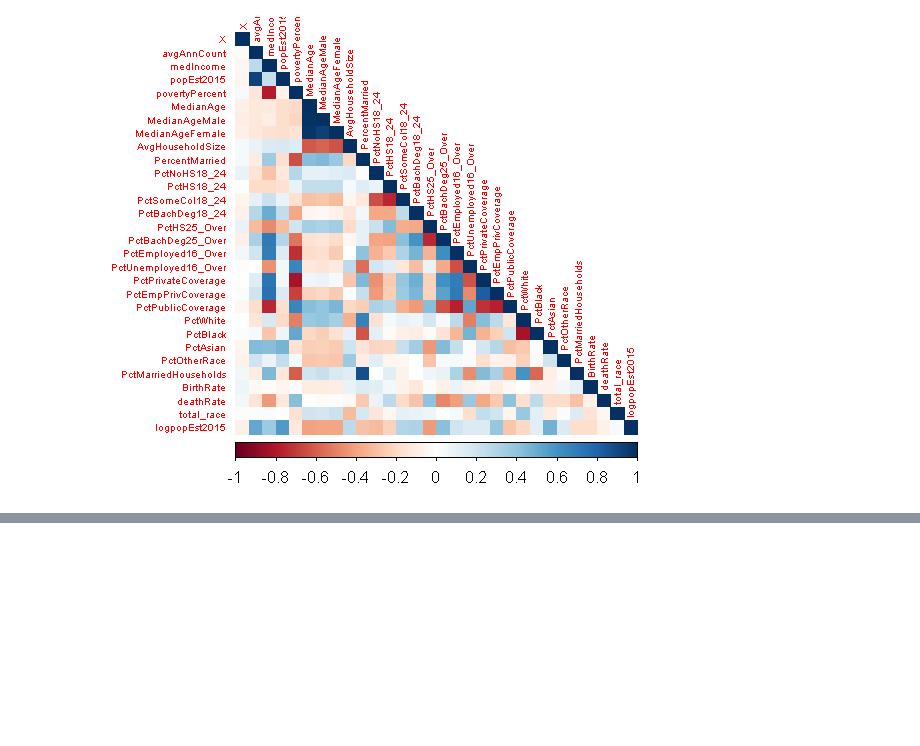
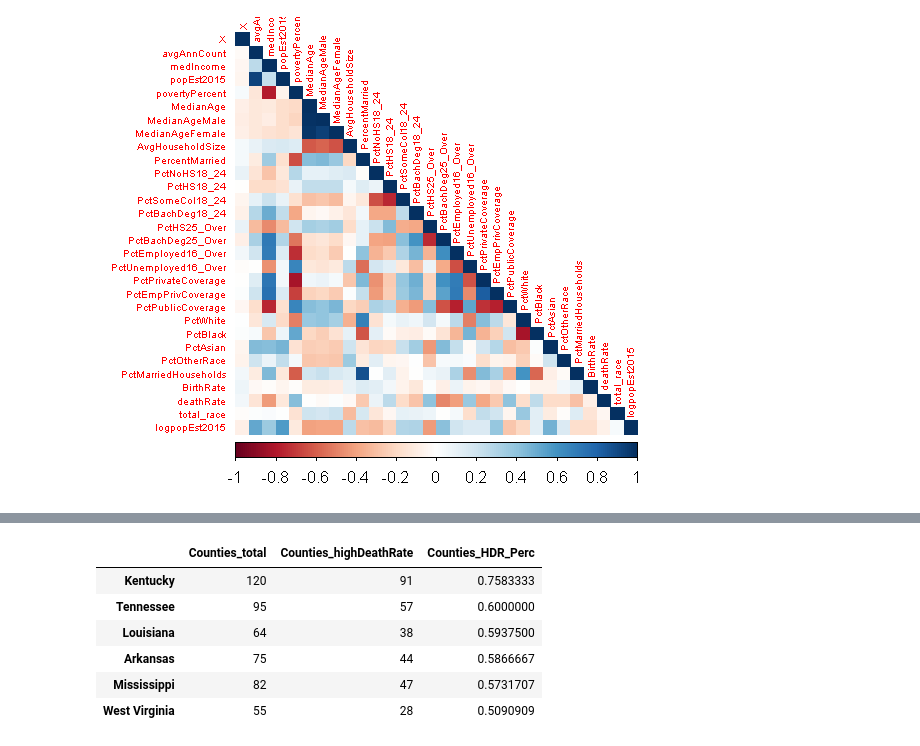
Before and after one commit to boudrejp/eda_lab, a Jupyter notebook: final report/final_report_jupyter.ipynb, the cells around one changed output, grey strips where cells are left out. Saved outputs shown, nothing was run; the diff lists cells and outputs as text; code cells hidden in the pictures; blank space fills up the shorter version.

```diff
--- a/final report/final_report_jupyter.ipynb
+++ b/final report/final_report_jupyter.ipynb
@@ -166,0 +190,22 @@ Our target variable, `deathRate`, appears to have some interesting correlations
+# %%
+state.summ <- data.frame(summary(data$state))
+names(state.summ) <- c("Counties_total")
+
+# group with higher death rate
+state.summ1 <- data.frame(summary(data.higher$state))
+names(state.summ1) <- c("Counties_total")
+
+state.summ$Counties_highDeathRate <- state.summ1$Counties_total
+
+# Percentage of counties with higher death reate for each state
+state.summ$Counties_HDR_Perc <- state.summ$Counties_highDeathRate/state.summ$Counties_total
+
+head(state.summ[order(state.summ$Counties_HDR_Perc, decreasing = TRUE),])
+# %% [output]
+|  | Counties_total | Counties_highDeathRate | Counties_HDR_Perc |
+| Kentucky | 120 | 91 | 0.7583333 |
+| Tennessee | 95 | 57 | 0.6000000 |
+| Louisiana | 64 | 38 | 0.5937500 |
+| Arkansas | 75 | 44 | 0.5866667 |
+| Mississippi | 82 | 47 | 0.5731707 |
+| West Virginia | 55 | 28 | 0.5090909 |
```
Also changed, not shown: parts of 14 cells of this notebook.
